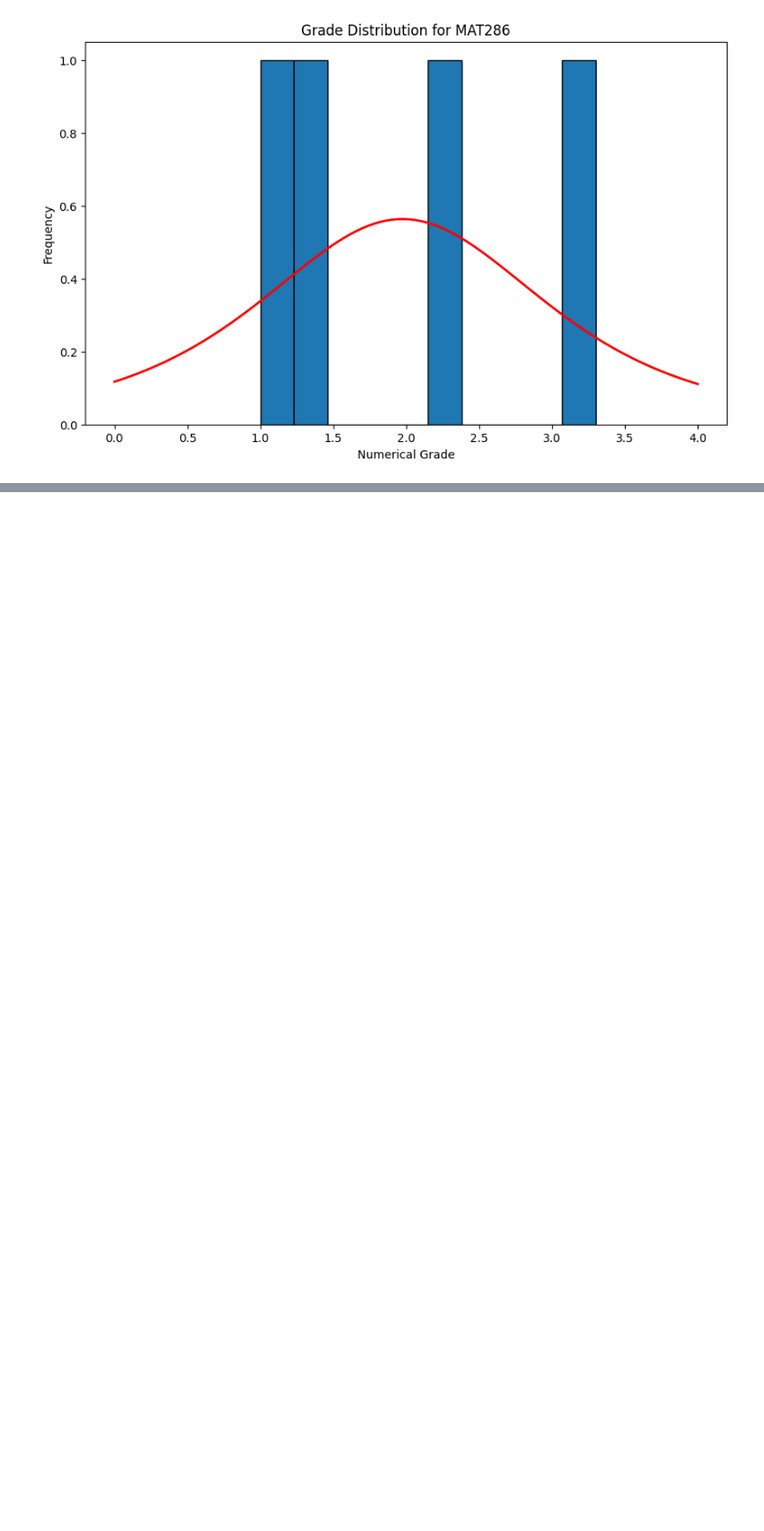
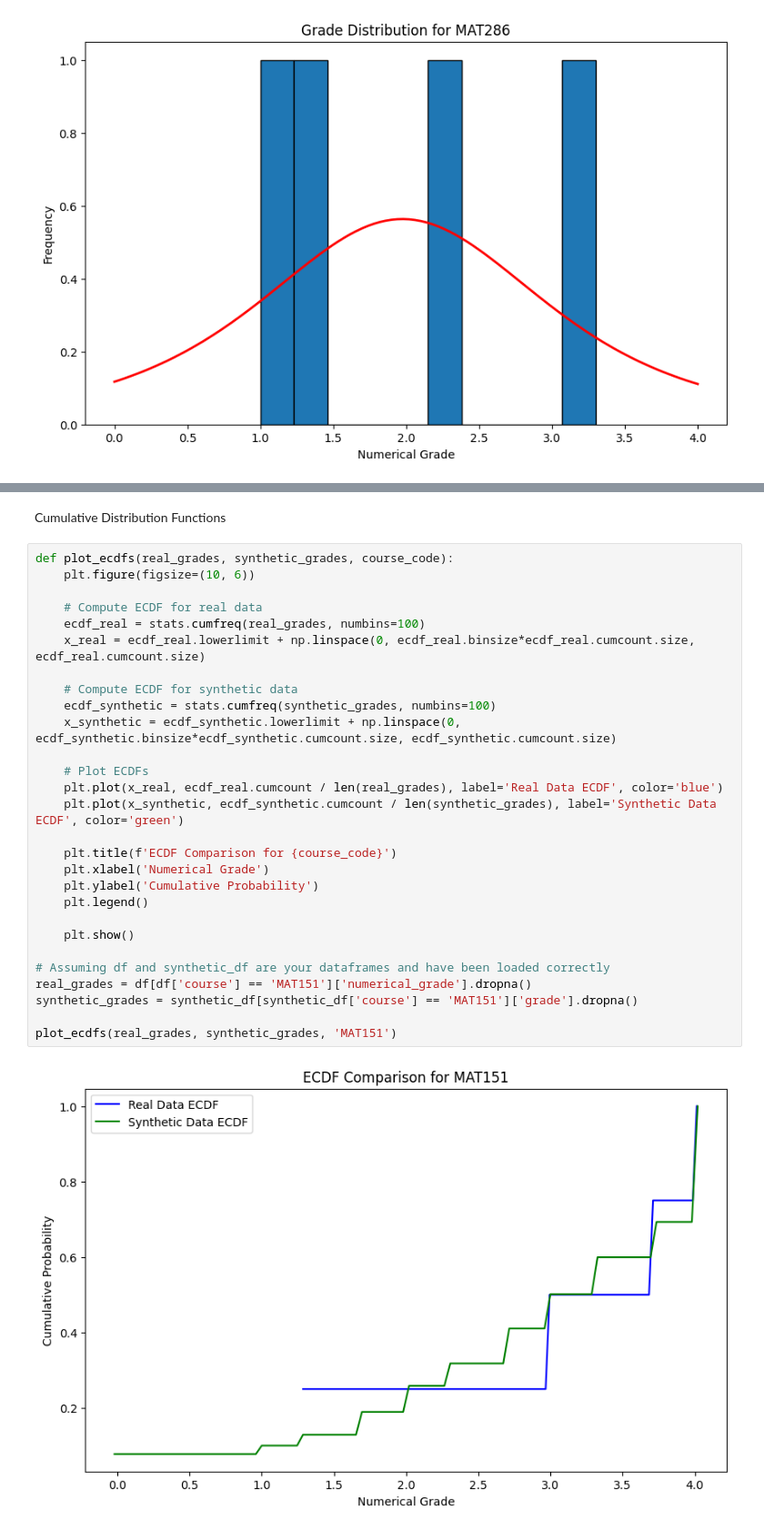
Before and after one commit to BBoranN/Synthetic_Data_Generation, a Jupyter notebook: Synthetic_Student_Data_Generation.ipynb, the cells around one changed output, grey strips where cells are left out. Shown at 91% size. Cells and saved outputs as stored; diff of their text form; blank space fills up the shorter version.

```diff
--- a/Synthetic_Student_Data_Generation.ipynb
+++ b/Synthetic_Student_Data_Generation.ipynb
@@ -242,0 +357,32 @@ Semester 8 GPA: 3.47
+# %% [markdown]
+Cumulative Distribution Functions
+# %%
+def plot_ecdfs(real_grades, synthetic_grades, course_code):
+    plt.figure(figsize=(10, 6))
+
+    # Compute ECDF for real data
+    ecdf_real = stats.cumfreq(real_grades, numbins=100)
+    x_real = ecdf_real.lowerlimit + np.linspace(0, ecdf_real.binsize*ecdf_real.cumcount.size, ecdf_real.cumcount.size)
+
+    # Compute ECDF for synthetic data
+    ecdf_synthetic = stats.cumfreq(synthetic_grades, numbins=100)
+    x_synthetic = ecdf_synthetic.lowerlimit + np.linspace(0, ecdf_synthetic.binsize*ecdf_synthetic.cumcount.size, ecdf_synthetic.cumcount.size)
+
+    # Plot ECDFs
+    plt.plot(x_real, ecdf_real.cumcount / len(real_grades), label='Real Data ECDF', color='blue')
+    plt.plot(x_synthetic, ecdf_synthetic.cumcount / len(synthetic_grades), label='Synthetic Data ECDF', color='green')
+
+    plt.title(f'ECDF Comparison for {course_code}')
+    plt.xlabel('Numerical Grade')
+    plt.ylabel('Cumulative Probability')
+    plt.legend()
+
+    plt.show()
+
+# Assuming df and synthetic_df are your dataframes and have been loaded correctly
+real_grades = df[df['course'] == 'MAT151']['numerical_grade'].dropna()
+synthetic_grades = synthetic_df[synthetic_df['course'] == 'MAT151']['grade'].dropna()
+
+plot_ecdfs(real_grades, synthetic_grades, 'MAT151')
+# %% [output]
+[figure, added]
```
Also changed, not shown: parts of 10 cells of this notebook, 2 other files.
